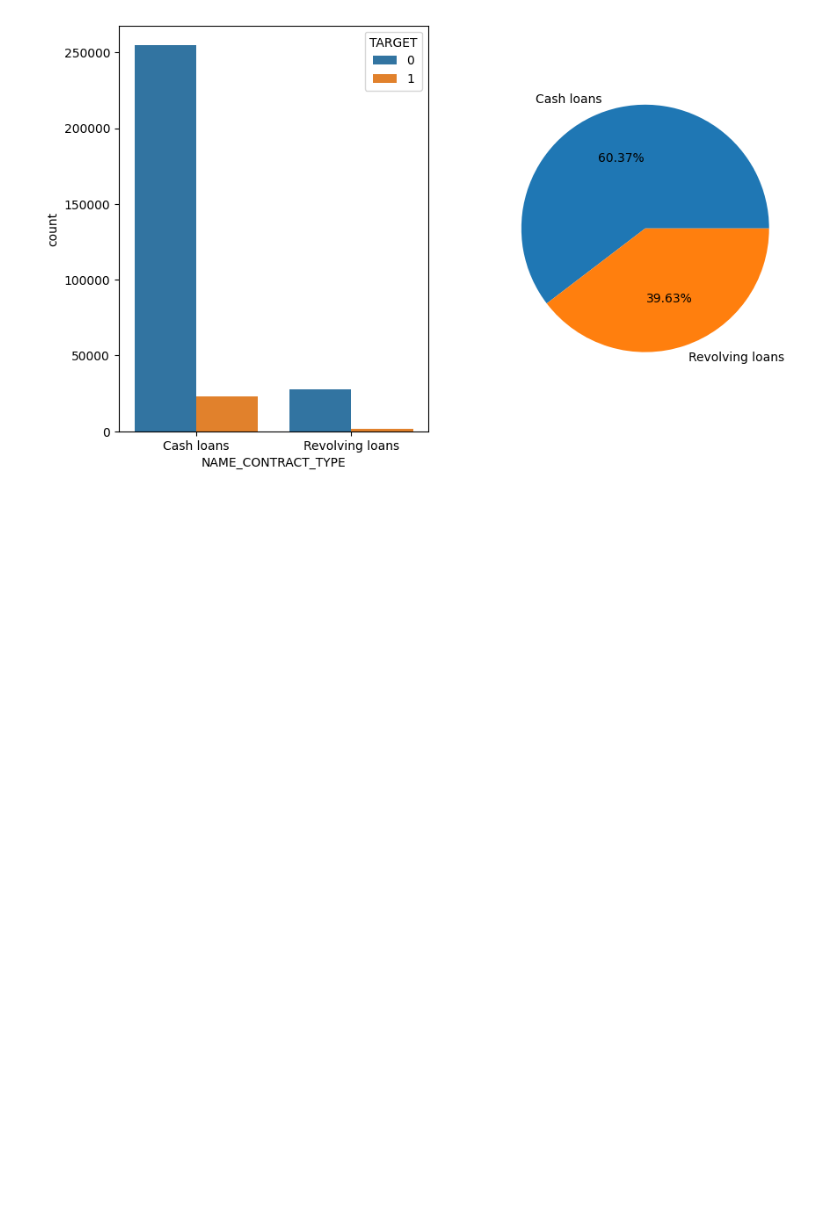
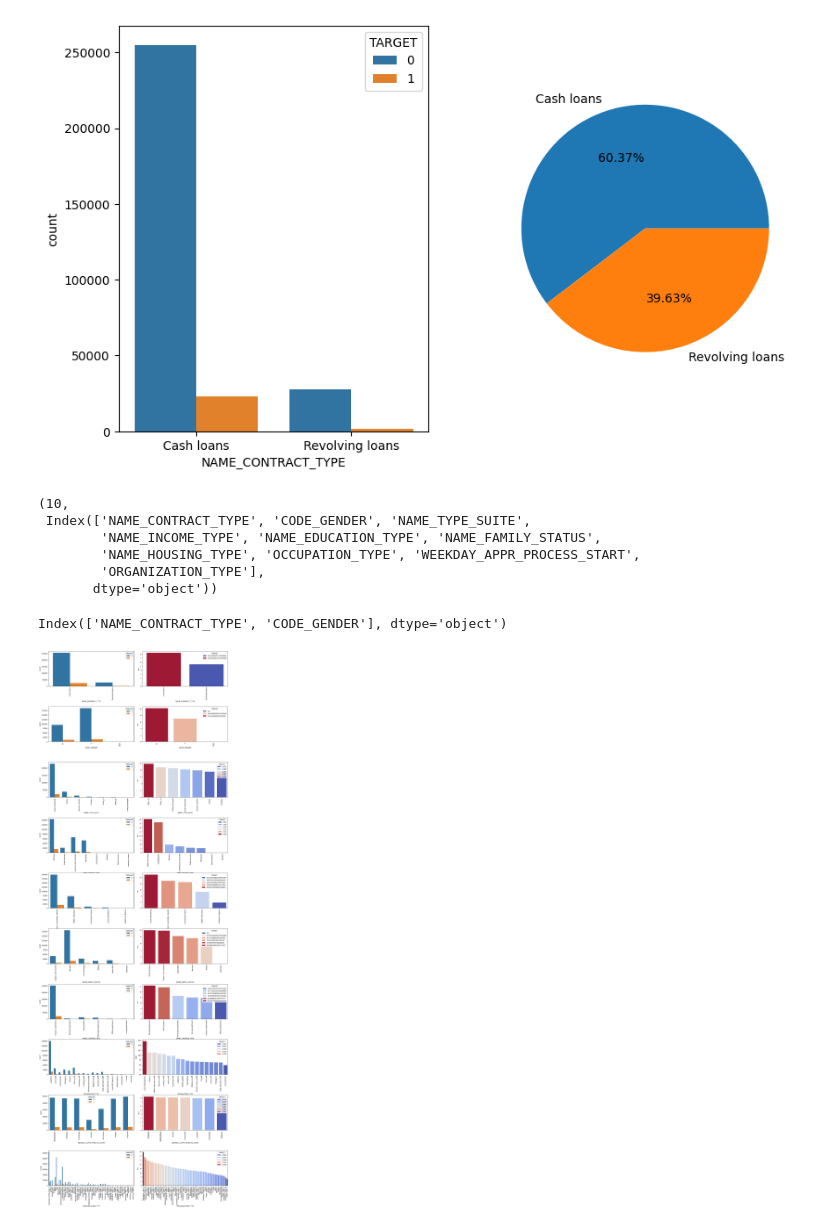
Before and after one commit to htetaunglynn94/portfolio_projects, a Jupyter notebook: eda_on_loan_default.ipynb, the cells around one changed output. Cells and saved outputs as stored; diff of their text form; code cells hidden in the pictures; blank space fills up the shorter version.

```diff
--- a/eda_on_loan_default.ipynb
+++ b/eda_on_loan_default.ipynb
@@ -882,3 +882,40 @@ plt.pie(data=data_pct, x='PCT', labels='NAME_CONTRACT_TYPE', autopct='%1.2f%%')
  [Text(-0.19205868412503516, 0.5684307010112666, '60.37%'),
   Text(0.19205873734535747, -0.5684306830294323, '39.63%')])
 [figure]
+# %%
+len(obj_var), obj_var
+# %% [output]
+(10,
+ Index(['NAME_CONTRACT_TYPE', 'CODE_GENDER', 'NAME_TYPE_SUITE',
+        'NAME_INCOME_TYPE', 'NAME_EDUCATION_TYPE', 'NAME_FAMILY_STATUS',
+        'NAME_HOUSING_TYPE', 'OCCUPATION_TYPE', 'WEEKDAY_APPR_PROCESS_START',
+        'ORGANIZATION_TYPE'],
+       dtype='object'))
+# %%
+obj_var[:2]
+# %% [output]
+Index(['NAME_CONTRACT_TYPE', 'CODE_GENDER'], dtype='object')
+# %%
+data_pct = app_score_col_rmvd.groupby(['NAME_CONTRACT_TYPE'], as_index=False)['TARGET'].mean()
+data_pct['PCT'] = data_pct['TARGET']*100
+
+
+plt.figure(figsize=(20,60))
+
+for i, var in enumerate(obj_var):
+  # print(var, i)
+  # print(i+i+1, i+i+2)
+  pct = app_score_col_rmvd.groupby(var, as_index=False)['TARGET'].mean() \
+        .sort_values(by='TARGET', ascending=False)
+  pct['PCT'] = pct['TARGET']*100
+
+  plt.subplot(10,2,i+i+1)
+  sns.countplot(data=app_score_col_rmvd, x=var, hue='TARGET')
+  plt.xticks(rotation=90)
+  plt.subplots_adjust(wspace=.1, hspace=.58) # adjustment btw plots
+
+  plt.subplot(10,2,i+i+2)
+  sns.barplot(data=pct, x=var, y='PCT', hue='TARGET', palette='coolwarm')
+  plt.xticks(rotation=90)
+# %% [output]
+[figure, added]
```
Also changed, not shown: parts of 1 cell of this notebook.
